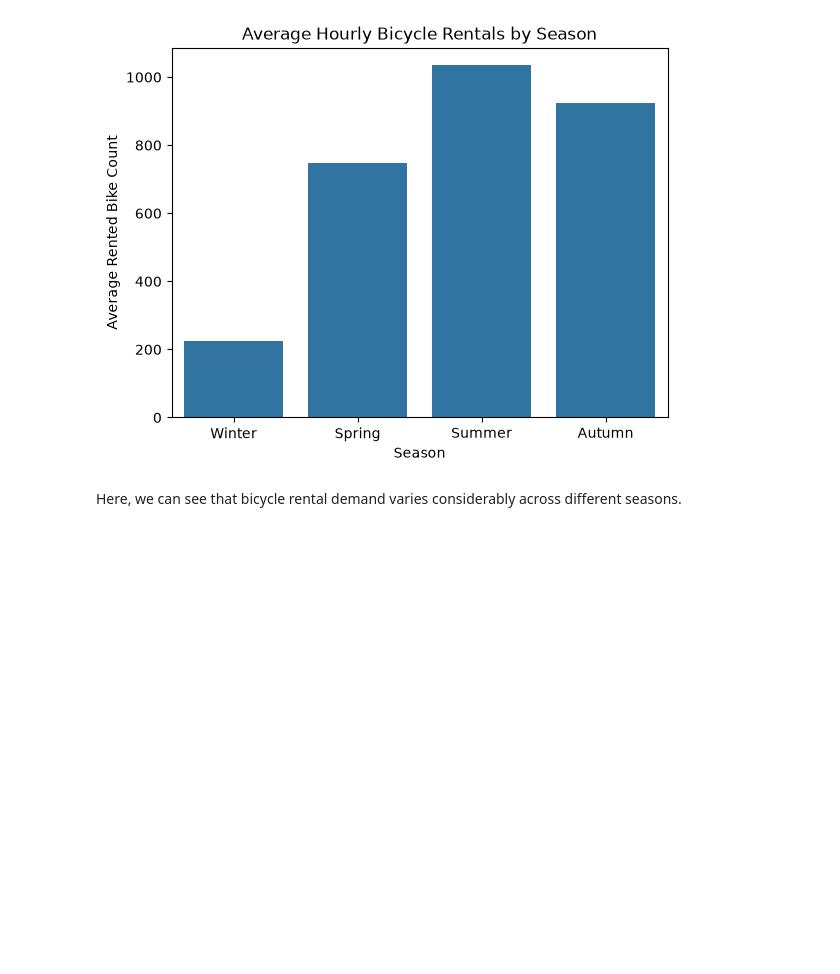
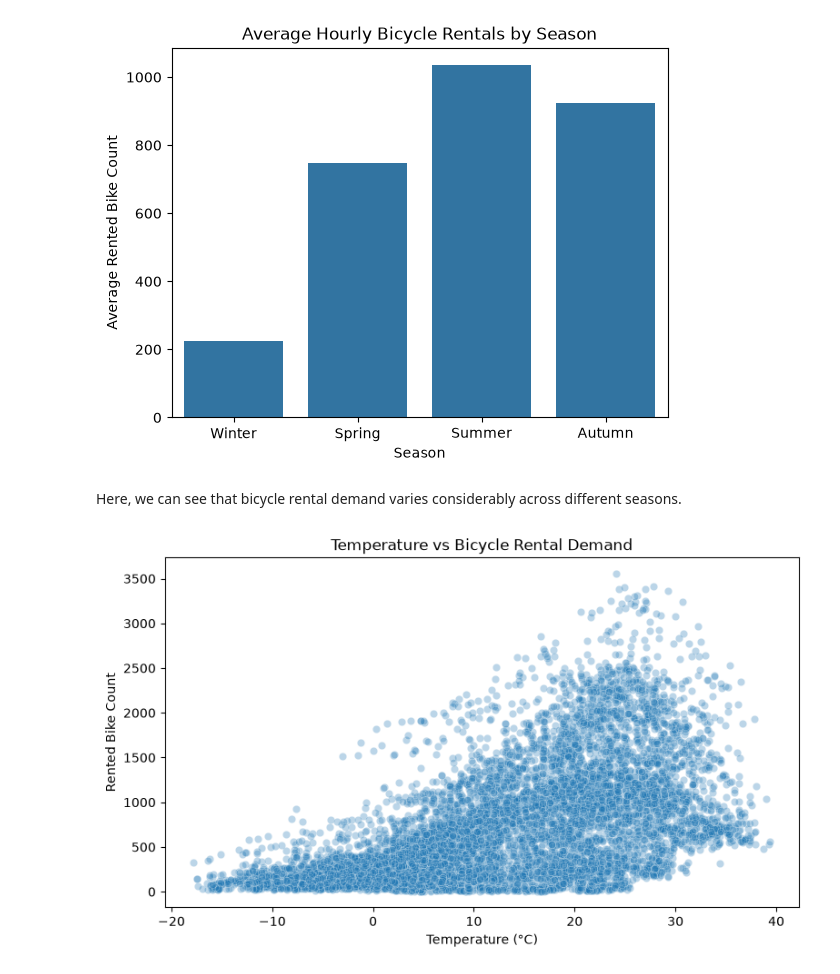
Before and after one commit to Munkhzaya-pom/statistic-sep-26, a Jupyter notebook: CA2_stats_sep_26/CA2_stats_sep_26.ipynb, the cells around one changed output. Saved outputs shown, nothing was run; the diff lists cells and outputs as text; code cells hidden in the pictures; blank space fills up the shorter version.

Commit message:
compare bicycle rental in cold and warm weather

```diff
--- a/CA2_stats_sep_26/CA2_stats_sep_26.ipynb
+++ b/CA2_stats_sep_26/CA2_stats_sep_26.ipynb
@@ -385,3 +385,21 @@ plt.show()
 [figure]
 # %% [markdown]
 Here, we can see that bicycle rental demand varies considerably across different seasons.
+# %%
+#Relationship between temperature and bicycle rentals
+
+plt.figure(figsize = (9, 5))
+
+sns.scatterplot(
+    data = df_active,
+    x = "Temperature(°C)",
+    y = "Rented Bike Count",
+    alpha = 0.3)
+
+plt.title("Temperature vs Bicycle Rental Demand")
+plt.xlabel("Temperature (°C)")
+plt.ylabel("Rented Bike Count")
+
+plt.show()
+# %% [output]
+[figure, added]
```
Also changed, not shown: parts of 6 cells of this notebook.
